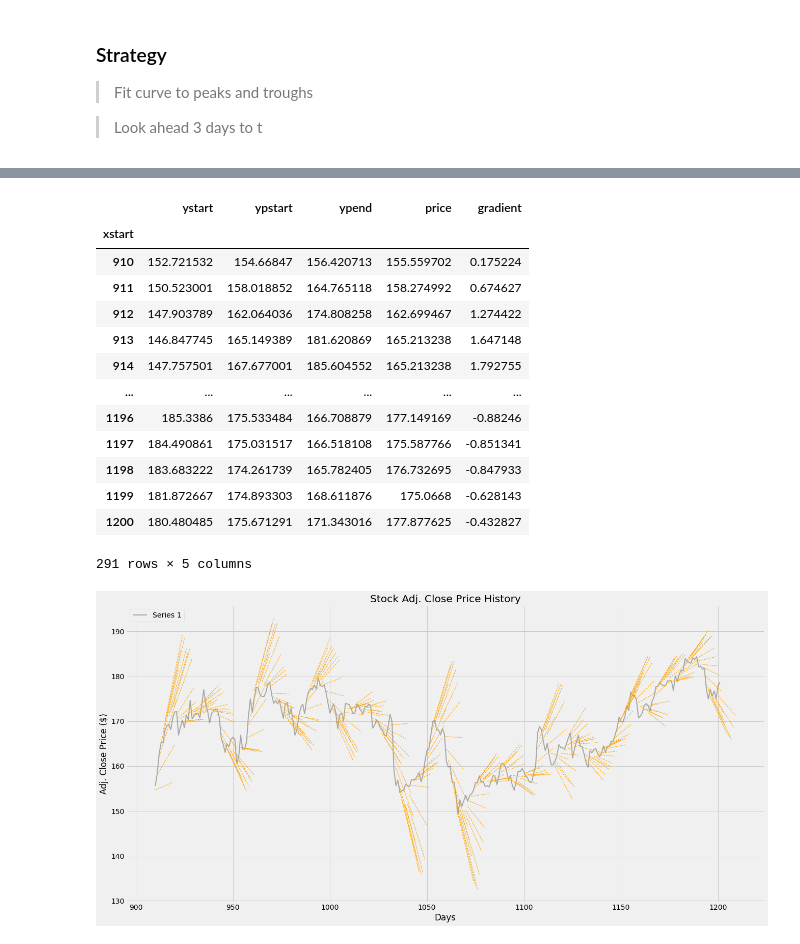
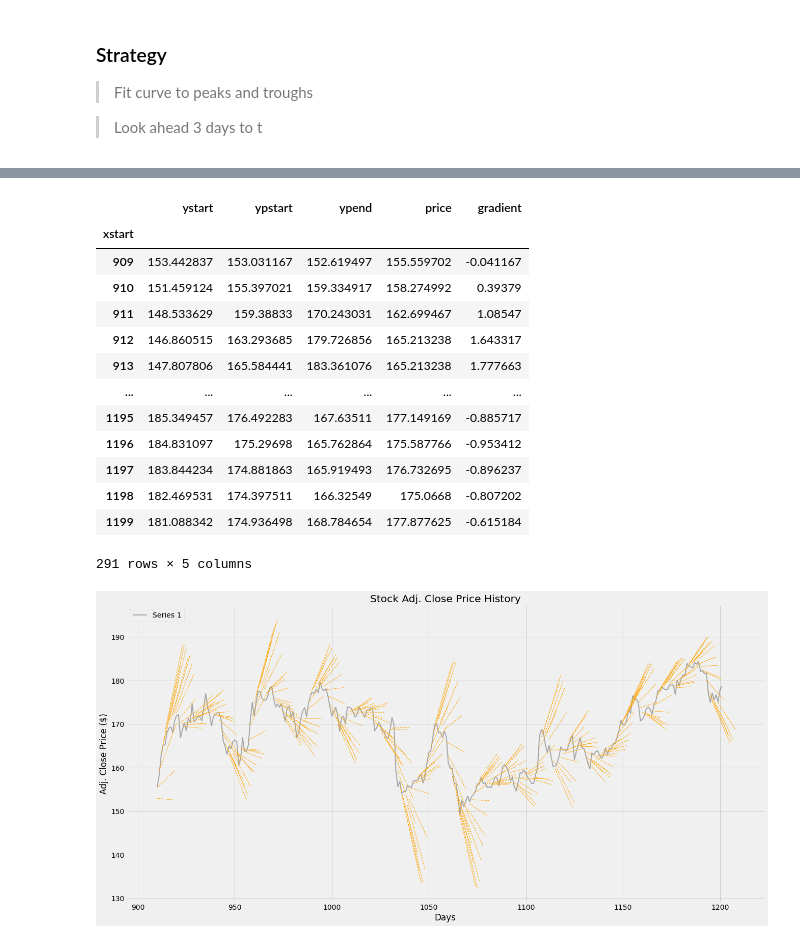
Before and after one commit to oscarwoodi/BHProj2Team1, a Jupyter notebook: Levels_.ipynb, the cells around one changed output, grey strips where cells are left out. Cells and saved outputs as stored; diff of their text form; code cells hidden in the pictures.

```diff
--- a/Levels_.ipynb
+++ b/Levels_.ipynb
@@ -568,7 +568,7 @@ def crystal_ball(series, vision, window, sinwindow, start, end, option, predicto
     # plot guess per time step
     for i in range(start, end-window):
 
-        span = [i, i+window]
+        span = [i, i+window-1]
 
         if predictor == 5:
             [x_line, y_line, x_line_f, y_line_f] = fit_pent_curve(series, vision, span, option)
@@ -579,44 +579,44 @@ def crystal_ball(series, vision, window, sinwindow, start, end, option, predicto
         elif predictor == 2:
             [x_line, y_line, x_line_f, y_line_f] = fit_bi_curve(series, vision, span, option)
         elif predictor == 0:
             [x_line, y_line, x_line_f, y_line_f] = fit_lin_curve(series, vision, span, option)
         elif predictor == 1:
             [x_line, y_line, x_line_f, y_line_f] = fit_sin_curve(series, vision, span, option)
 
         if chart == 1:
             # create a line plot for the mapping function
             plt.plot(x_line_f, y_line_f, '--', color='orange', linewidth=1)
 
         # add data points
         predictions = pd.concat([predictions, pd.DataFrame([[x_line[-1], y_line[0], y_line_f[0], y_line_f[-1], data1[i+window-1]]], \
                                              columns=['xstart', 'ystart', 'ypstart', 'ypend', 'price'])])
 
         #if i%100 == 0:
             #print('Finished prediction %.d of %.d' % (i-start, end-window-start))
 
     predictions['gradient'] = (predictions['ypend']-predictions['ypstart'])/window
     predictions = predictions.set_index('xstart', drop=True)
 
     return predictions
 
 # call function
 crystal_ball('Series 6', 10, 10, 20, 900, 1201, 1, 0, 1)
 # %% [output]
 |  | ystart | ypstart | ypend | price | gradient |
 | xstart |  |  |  |  |  |
-| 910 | 152.721532 | 154.66847 | 156.420713 | 155.559702 | 0.175224 |
-| 911 | 150.523001 | 158.018852 | 164.765118 | 158.274992 | 0.674627 |
-| 912 | 147.903789 | 162.064036 | 174.808258 | 162.699467 | 1.274422 |
-| 913 | 146.847745 | 165.149389 | 181.620869 | 165.213238 | 1.647148 |
-| 914 | 147.757501 | 167.677001 | 185.604552 | 165.213238 | 1.792755 |
+| 909 | 153.442837 | 153.031167 | 152.619497 | 155.559702 | -0.041167 |
+| 910 | 151.459124 | 155.397021 | 159.334917 | 158.274992 | 0.39379 |
+| 911 | 148.533629 | 159.38833 | 170.243031 | 162.699467 | 1.08547 |
+| 912 | 146.860515 | 163.293685 | 179.726856 | 165.213238 | 1.643317 |
+| 913 | 147.807806 | 165.584441 | 183.361076 | 165.213238 | 1.777663 |
 | ... | ... | ... | ... | ... | ... |
-| 1196 | 185.3386 | 175.533484 | 166.708879 | 177.149169 | -0.88246 |
-| 1197 | 184.490861 | 175.031517 | 166.518108 | 175.587766 | -0.851341 |
-| 1198 | 183.683222 | 174.261739 | 165.782405 | 176.732695 | -0.847933 |
-| 1199 | 181.872667 | 174.893303 | 168.611876 | 175.0668 | -0.628143 |
-| 1200 | 180.480485 | 175.671291 | 171.343016 | 177.877625 | -0.432827 |
+| 1195 | 185.349457 | 176.492283 | 167.63511 | 177.149169 | -0.885717 |
+| 1196 | 184.831097 | 175.29698 | 165.762864 | 175.587766 | -0.953412 |
+| 1197 | 183.844234 | 174.881863 | 165.919493 | 176.732695 | -0.896237 |
+| 1198 | 182.469531 | 174.397511 | 166.32549 | 175.0668 | -0.807202 |
+| 1199 | 181.088342 | 174.936498 | 168.784654 | 177.877625 | -0.615184 |
 291 rows × 5 columns
-[figure, old version]
+[figure, new version]
 # %%
 # fitted curve strategy
 
```
Also changed, not shown: parts of 30 cells of this notebook.
